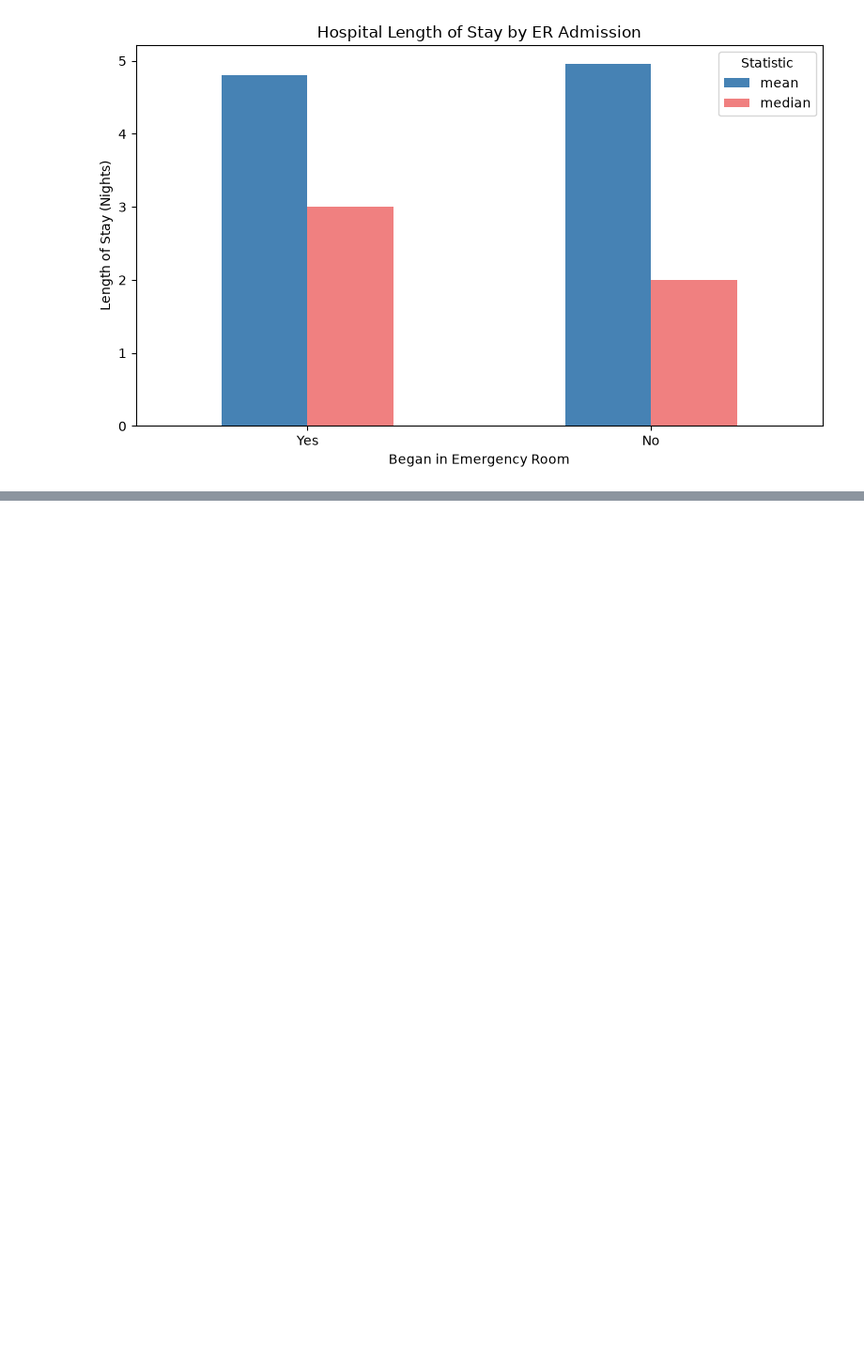
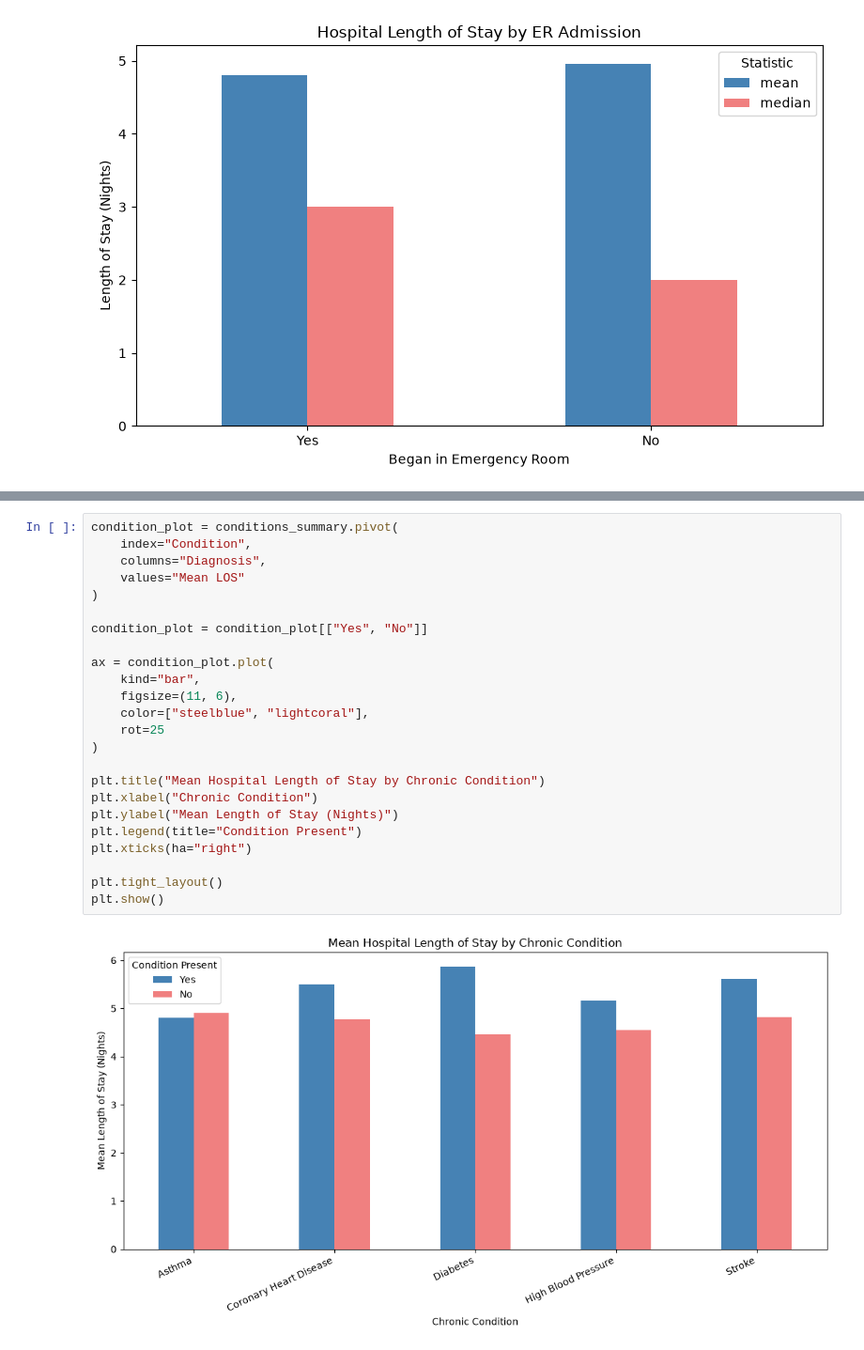
Before and after one commit to sydsailors/hospital-los-capstone, a Jupyter notebook: notebooks/los_eda.ipynb, the cells around one changed output, grey strips where cells are left out. Shown at 94% size. Saved outputs shown, nothing was run; the diff lists cells and outputs as text; blank space fills up the shorter version.

```diff
--- a/notebooks/los_eda.ipynb
+++ b/notebooks/los_eda.ipynb
@@ -271,0 +477,26 @@ plt.show()
+# %%
+condition_plot = conditions_summary.pivot(
+    index="Condition",
+    columns="Diagnosis",
+    values="Mean LOS"
+)
+
+condition_plot = condition_plot[["Yes", "No"]]
+
+ax = condition_plot.plot(
+    kind="bar",
+    figsize=(11, 6),
+    color=["steelblue", "lightcoral"],
+    rot=25
+)
+
+plt.title("Mean Hospital Length of Stay by Chronic Condition")
+plt.xlabel("Chronic Condition")
+plt.ylabel("Mean Length of Stay (Nights)")
+plt.legend(title="Condition Present")
+plt.xticks(ha="right")
+
+plt.tight_layout()
+plt.show()
+# %% [output]
+[figure, added]
```
Also changed, not shown: parts of 20 cells of this notebook.
